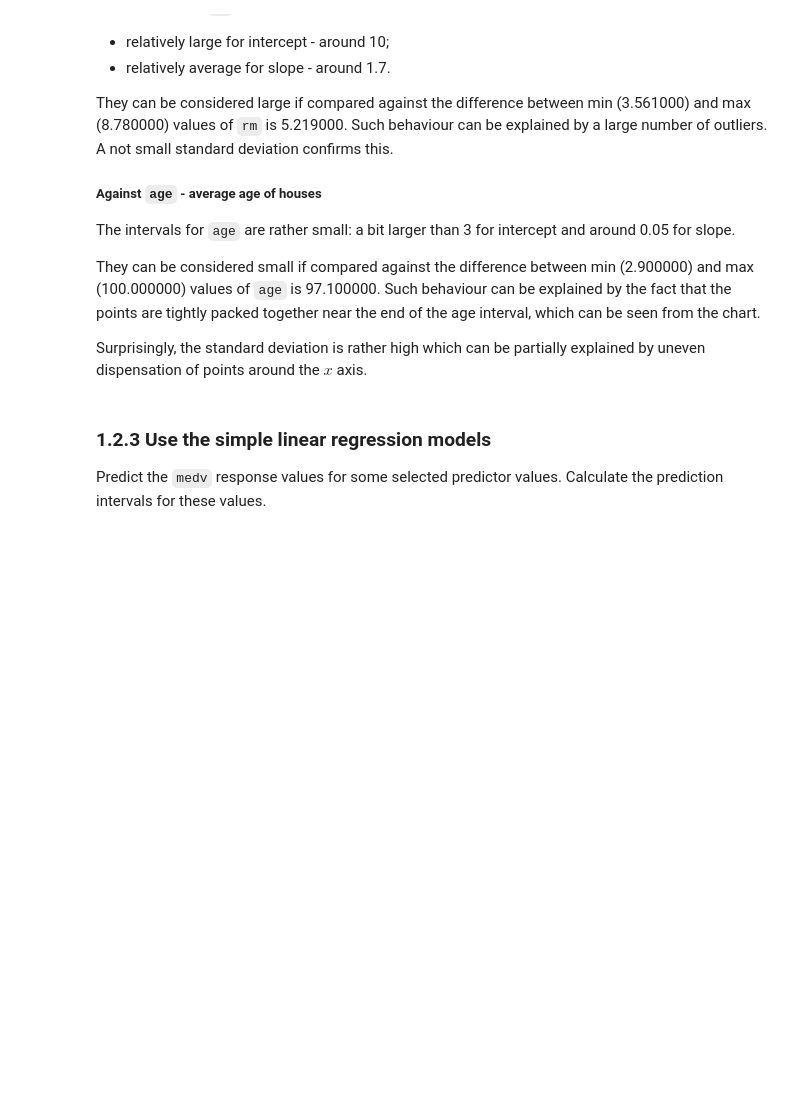
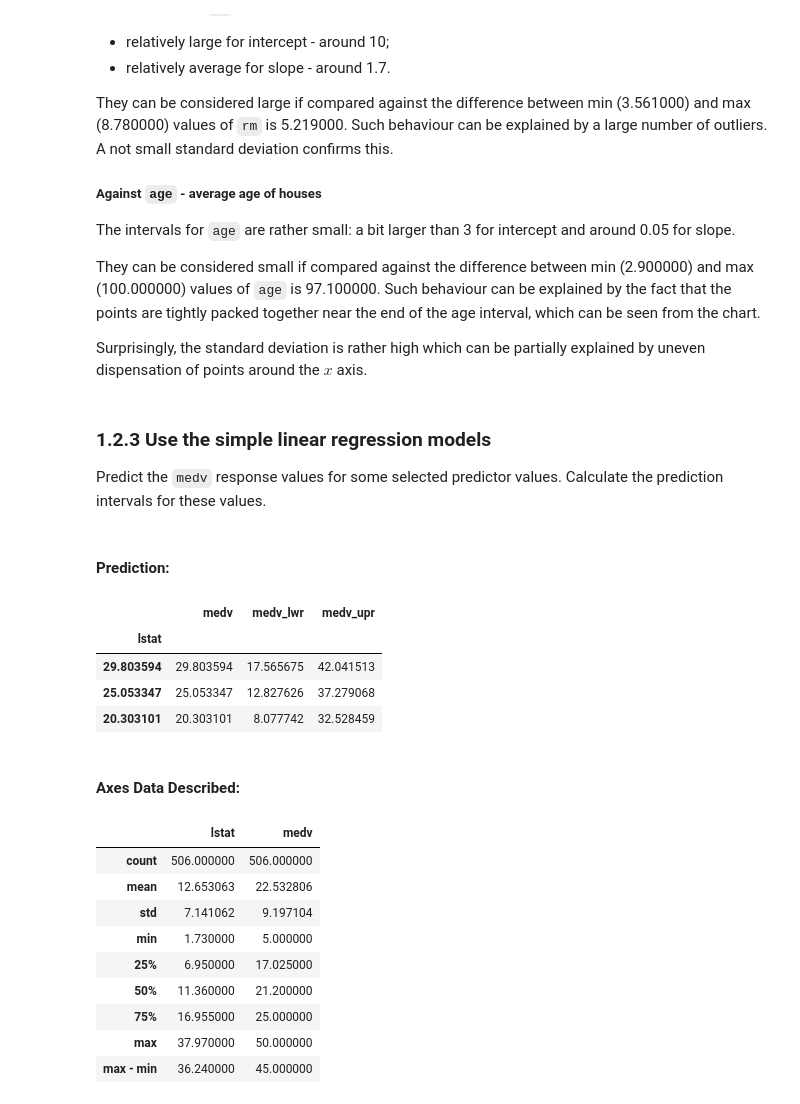
Before and after one commit to shevchenkobn/ml-practice, a Jupyter notebook: a2/a2.ipynb, the cells around one changed output. Cells and saved outputs as stored; diff of their text form; code cells hidden in the pictures; blank space fills up the shorter version.

Commit message:
[WIP] Analysing prediction intervals.

```diff
--- a/a2/a2.ipynb
+++ b/a2/a2.ipynb
@@ -384,3 +384,33 @@ Surprisingly, the standard deviation is rather high which can be partially expla
 ### 1.2.3 Use the simple linear regression models
 
 Predict the `medv` response values for some selected predictor values. Calculate the prediction intervals for these values.
+# %%
+def predict_with_pi(mod_fit, x, alpha=default_alpha, xlab='x', ylab='y'):
+    X = sm.add_constant(x)
+    regr = mod_fit.predict(X)
+    regr_info = mod_fit.get_prediction(X).summary_frame(alpha=alpha)
+
+    df = pd.concat([pd.Series(regr), pd.Series(regr), regr_info.obs_ci_lower, regr_info.obs_ci_upper], axis=1, keys=[xlab, ylab, ylab + '_lwr', ylab + '_upr'])
+    df.set_index(xlab, inplace=True)
+    return df
+# %%
+display(Markdown('#### Prediction:'), predict_with_pi(lstat_mod_fit, (5, 10, 15), xlab='lstat', ylab='medv'))
+display(Markdown('#### Axes Data Described:'), describe_axes(boston_df['lstat'], boston_df['medv']))
+# %% [output]
+#### Prediction:
+|  | medv | medv_lwr | medv_upr |
+| lstat |  |  |  |
+| 29.803594 | 29.803594 | 17.565675 | 42.041513 |
+| 25.053347 | 25.053347 | 12.827626 | 37.279068 |
+| 20.303101 | 20.303101 | 8.077742 | 32.528459 |
+#### Axes Data Described:
+|  | lstat | medv |
+| count | 506.000000 | 506.000000 |
+| mean | 12.653063 | 22.532806 |
+| std | 7.141062 | 9.197104 |
+| min | 1.730000 | 5.000000 |
+| 25% | 6.950000 | 17.025000 |
+| 50% | 11.360000 | 21.200000 |
+| 75% | 16.955000 | 25.000000 |
+| max | 37.970000 | 50.000000 |
+| max - min | 36.240000 | 45.000000 |
```
Also changed, not shown: parts of 4 cells of this notebook.
